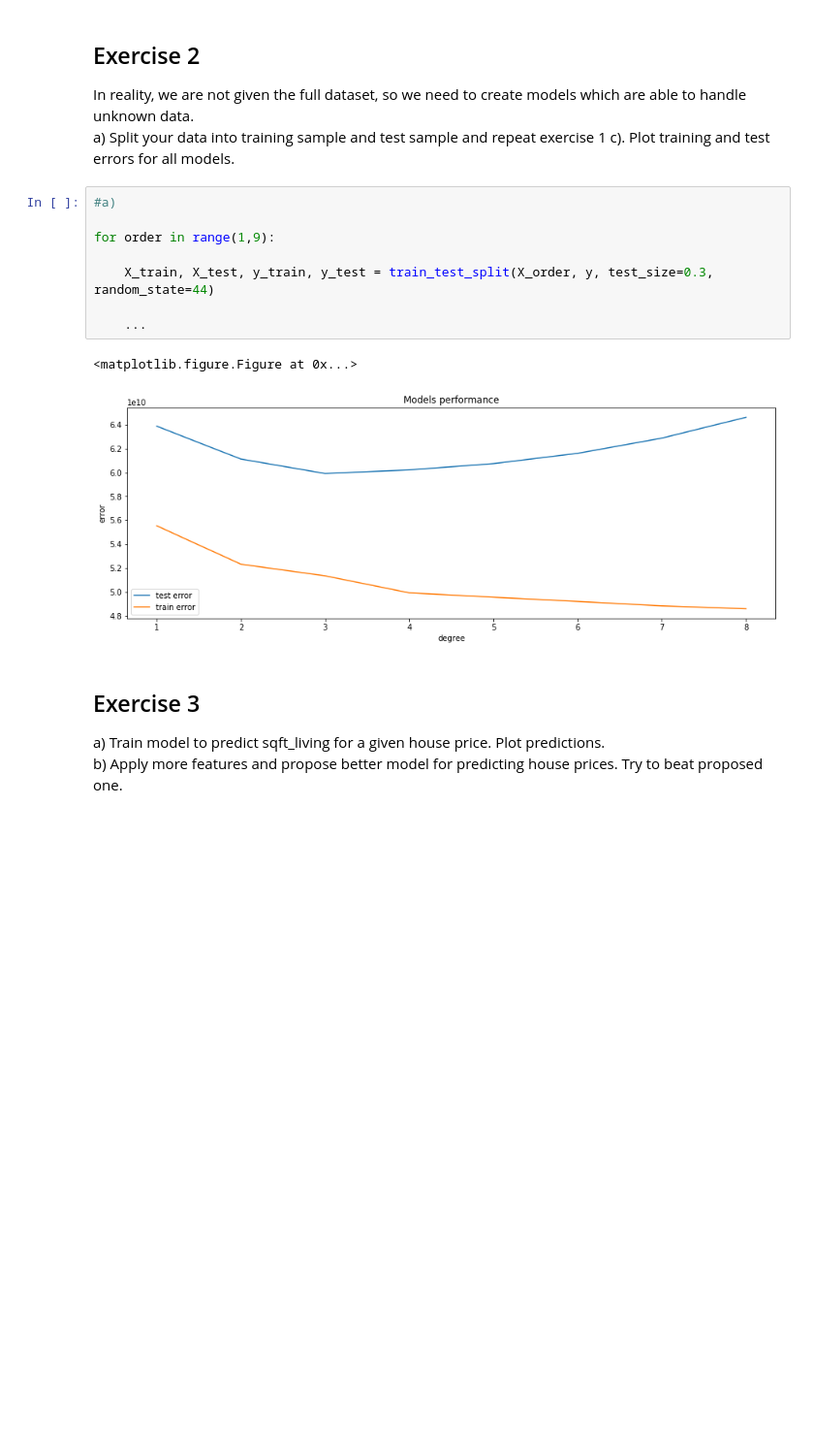
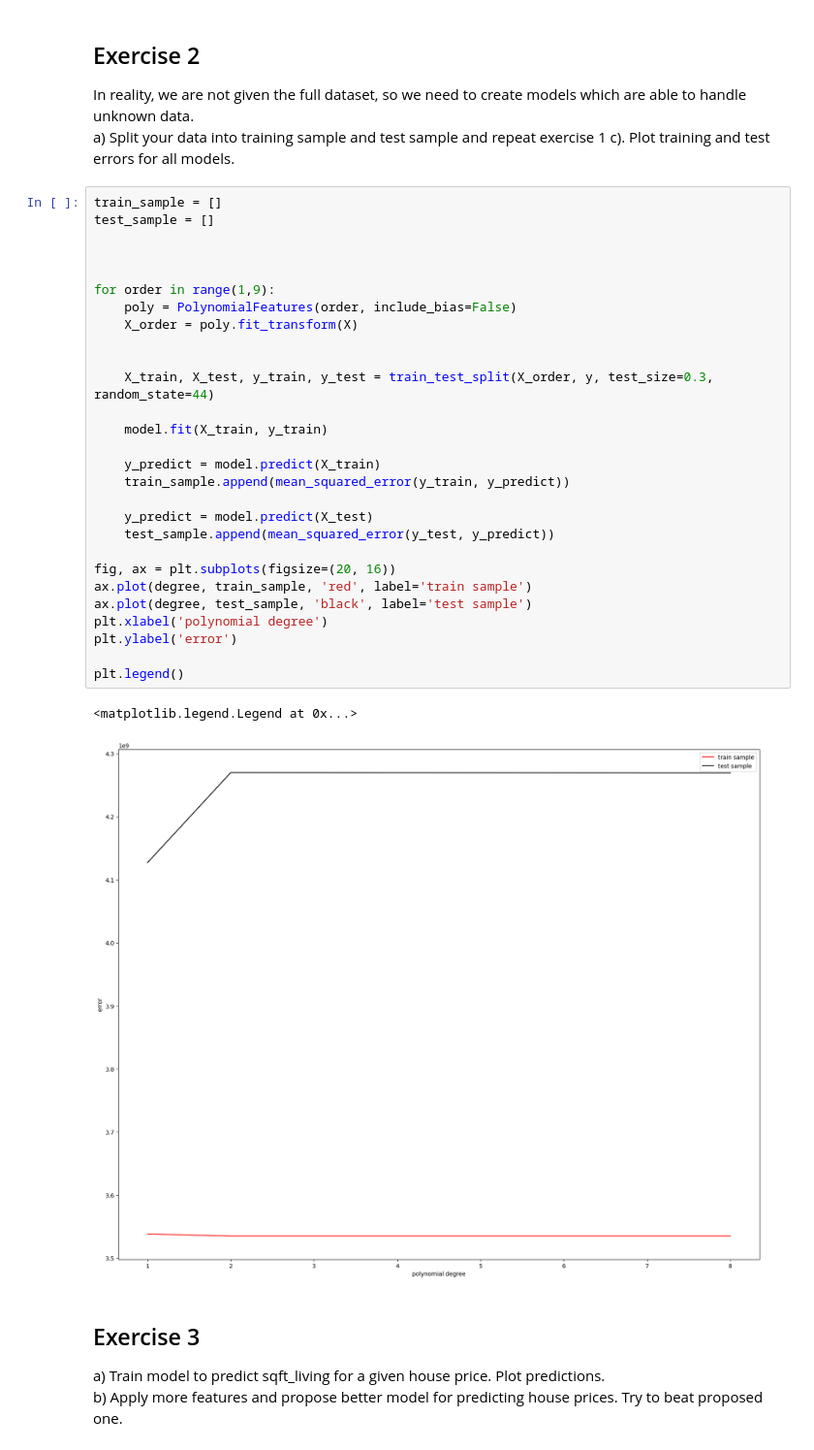
Before and after one commit to qojigedou/data_science, a Jupyter notebook: Assignment_opt_2_3_with_code.ipynb, the cells around one changed output. Shown at 97% size. Saved outputs shown, nothing was run; the diff lists cells and outputs as text; blank space fills up the shorter version.

```diff
--- a/Assignment_opt_2_3_with_code.ipynb
+++ b/Assignment_opt_2_3_with_code.ipynb
@@ -58,17 +107,37 @@ for order in range(1,9):
 ## Exercise 2
 In reality, we are not given the full dataset, so we need to create models which are able to handle unknown data.
 a) Split your data into training sample and test sample and repeat exercise 1 c). Plot training and test errors for all models.
-# %%
-#a)
-
-for order in range(1,9):
-
-    X_train, X_test, y_train, y_test = train_test_split(X_order, y, test_size=0.3, random_state=44)
-
-    ...
-# %% [output]
-<matplotlib.figure.Figure at 0x...>
-[figure, removed]
+# %%
+train_sample = []
+test_sample = []
+
+
+
+for order in range(1,9):
+    poly = PolynomialFeatures(order, include_bias=False)
+    X_order = poly.fit_transform(X)
+
+
+    X_train, X_test, y_train, y_test = train_test_split(X_order, y, test_size=0.3, random_state=44)
+
+    model.fit(X_train, y_train)
+
+    y_predict = model.predict(X_train)
+    train_sample.append(mean_squared_error(y_train, y_predict))
+
+    y_predict = model.predict(X_test)
+    test_sample.append(mean_squared_error(y_test, y_predict))
+
+fig, ax = plt.subplots(figsize=(20, 16))
+ax.plot(degree, train_sample, 'red', label='train sample')
+ax.plot(degree, test_sample, 'black', label='test sample')
+plt.xlabel('polynomial degree')
+plt.ylabel('error')
+
+plt.legend()
+# %% [output]
+<matplotlib.legend.Legend at 0x...>
+[figure, added]
 # %% [markdown]
 ## Exercise 3
 a) Train model to predict sqft_living for a given house price. Plot predictions.
```
Also changed, not shown: parts of 13 cells of this notebook, 1 other file.
